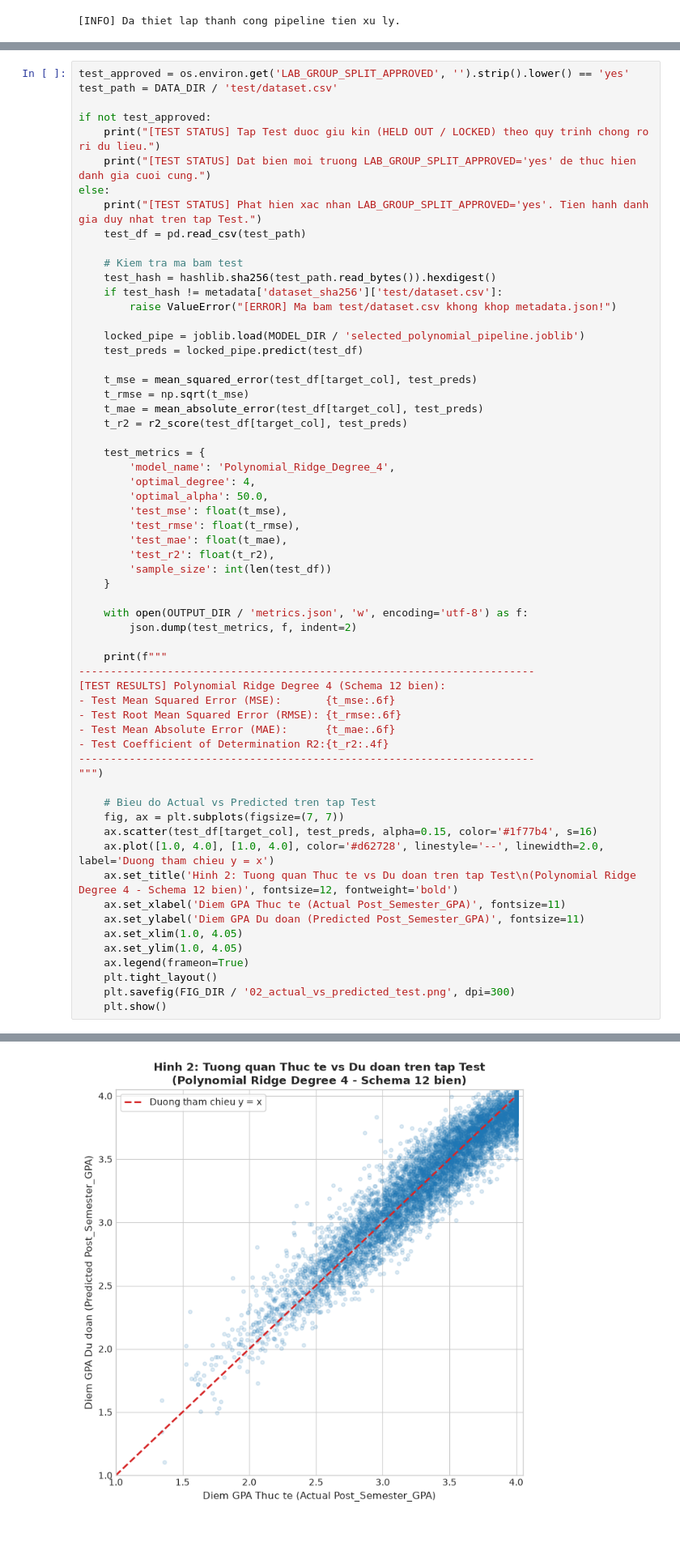
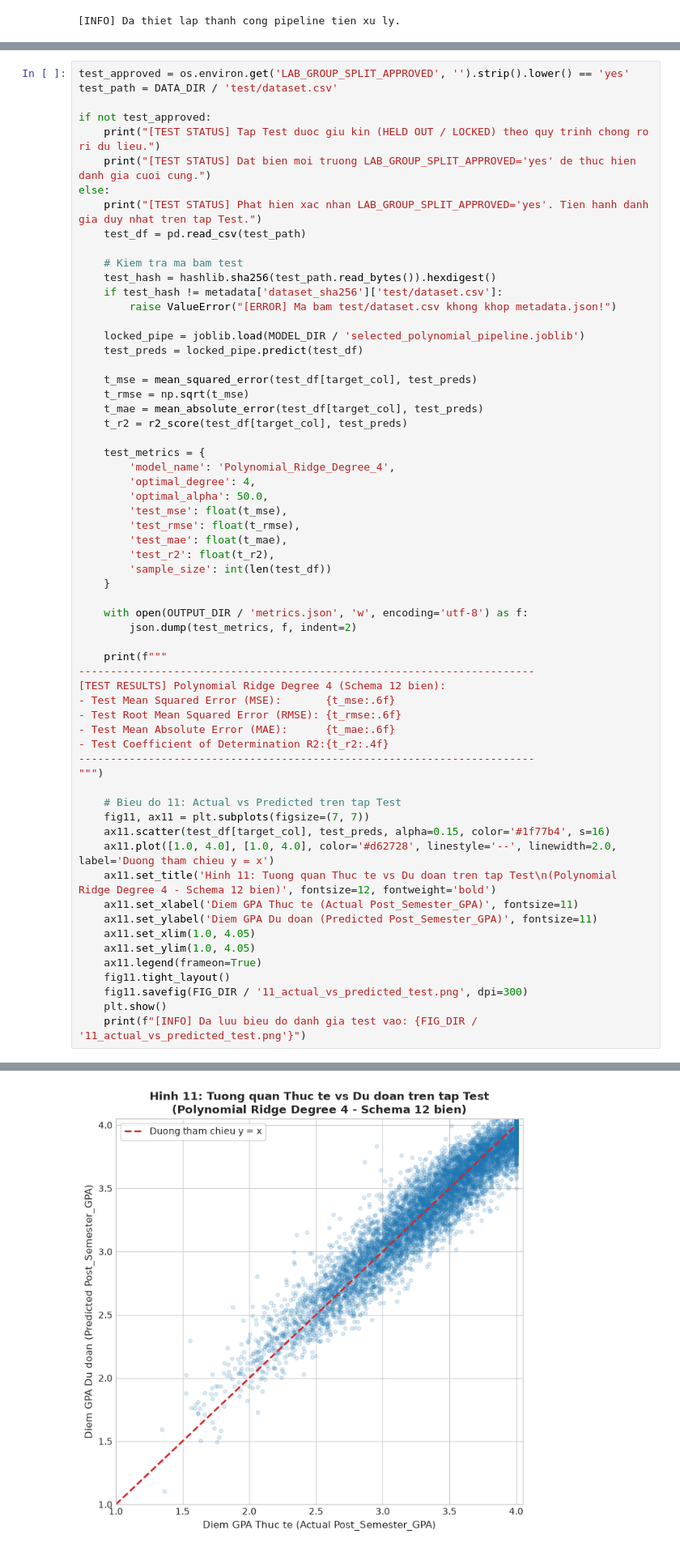
Before and after one commit to THANForeigner/ML-24KHMT2-Lab01, a Jupyter notebook: outputs/polynomial/executed_notebook.ipynb, the cells around one changed output, grey strips where cells are left out. Shown at 81% size. Drawn from its saved outputs; the diff is of its cells as text.

Commit message:
feat: expand polynomial output suite with 11 publication-grade diagnostic figures

```diff
--- a/outputs/polynomial/executed_notebook.ipynb
+++ b/outputs/polynomial/executed_notebook.ipynb
@@ -434,43 +572,44 @@ else:
         'test_rmse': float(t_rmse),
         'test_mae': float(t_mae),
         'test_r2': float(t_r2),
         'sample_size': int(len(test_df))
     }
 
     with open(OUTPUT_DIR / 'metrics.json', 'w', encoding='utf-8') as f:
         json.dump(test_metrics, f, indent=2)
 
     print(f"""
 ------------------------------------------------------------------------
 [TEST RESULTS] Polynomial Ridge Degree 4 (Schema 12 bien):
 - Test Mean Squared Error (MSE):       {t_mse:.6f}
 - Test Root Mean Squared Error (RMSE): {t_rmse:.6f}
 - Test Mean Absolute Error (MAE):      {t_mae:.6f}
 - Test Coefficient of Determination R2:{t_r2:.4f}
 ------------------------------------------------------------------------
 """)
 
-    # Bieu do Actual vs Predicted tren tap Test
-    fig, ax = plt.subplots(figsize=(7, 7))
-    ax.scatter(test_df[target_col], test_preds, alpha=0.15, color='#1f77b4', s=16)
-    ax.plot([1.0, 4.0], [1.0, 4.0], color='#d62728', linestyle='--', linewidth=2.0, label='Duong tham chieu y = x')
-    ax.set_title('Hinh 2: Tuong quan Thuc te vs Du doan tren tap Test\n(Polynomial Ridge Degree 4 - Schema 12 bien)', fontsize=12, fontweight='bold')
-    ax.set_xlabel('Diem GPA Thuc te (Actual Post_Semester_GPA)', fontsize=11)
-    ax.set_ylabel('Diem GPA Du doan (Predicted Post_Semester_GPA)', fontsize=11)
-    ax.set_xlim(1.0, 4.05)
-    ax.set_ylim(1.0, 4.05)
-    ax.legend(frameon=True)
-    plt.tight_layout()
-    plt.savefig(FIG_DIR / '02_actual_vs_predicted_test.png', dpi=300)
+    # Bieu do 11: Actual vs Predicted tren tap Test
+    fig11, ax11 = plt.subplots(figsize=(7, 7))
+    ax11.scatter(test_df[target_col], test_preds, alpha=0.15, color='#1f77b4', s=16)
+    ax11.plot([1.0, 4.0], [1.0, 4.0], color='#d62728', linestyle='--', linewidth=2.0, label='Duong tham chieu y = x')
+    ax11.set_title('Hinh 11: Tuong quan Thuc te vs Du doan tren tap Test\n(Polynomial Ridge Degree 4 - Schema 12 bien)', fontsize=12, fontweight='bold')
+    ax11.set_xlabel('Diem GPA Thuc te (Actual Post_Semester_GPA)', fontsize=11)
+    ax11.set_ylabel('Diem GPA Du doan (Predicted Post_Semester_GPA)', fontsize=11)
+    ax11.set_xlim(1.0, 4.05)
+    ax11.set_ylim(1.0, 4.05)
+    ax11.legend(frameon=True)
+    fig11.tight_layout()
+    fig11.savefig(FIG_DIR / '11_actual_vs_predicted_test.png', dpi=300)
     plt.show()
+    print(f"[INFO] Da luu bieu do danh gia test vao: {FIG_DIR / '11_actual_vs_predicted_test.png'}")
 # %% [output]
 [TEST STATUS] Phat hien xac nhan LAB_GROUP_SPLIT_APPROVED='yes'. Tien hanh danh gia duy nhat tren tap Test.
 
 ------------------------------------------------------------------------
 [TEST RESULTS] Polynomial Ridge Degree 4 (Schema 12 bien):
 - Test Mean Squared Error (MSE):       0.024164
 - Test Root Mean Squared Error (RMSE): 0.155447
 - Test Mean Absolute Error (MAE):      0.121457
 - Test Coefficient of Determination R2:0.9023
 ------------------------------------------------------------------------
-[figure, old version]
+[figure, new version]
```
Also changed, not shown: parts of 15 cells of this notebook, 18 other files.
